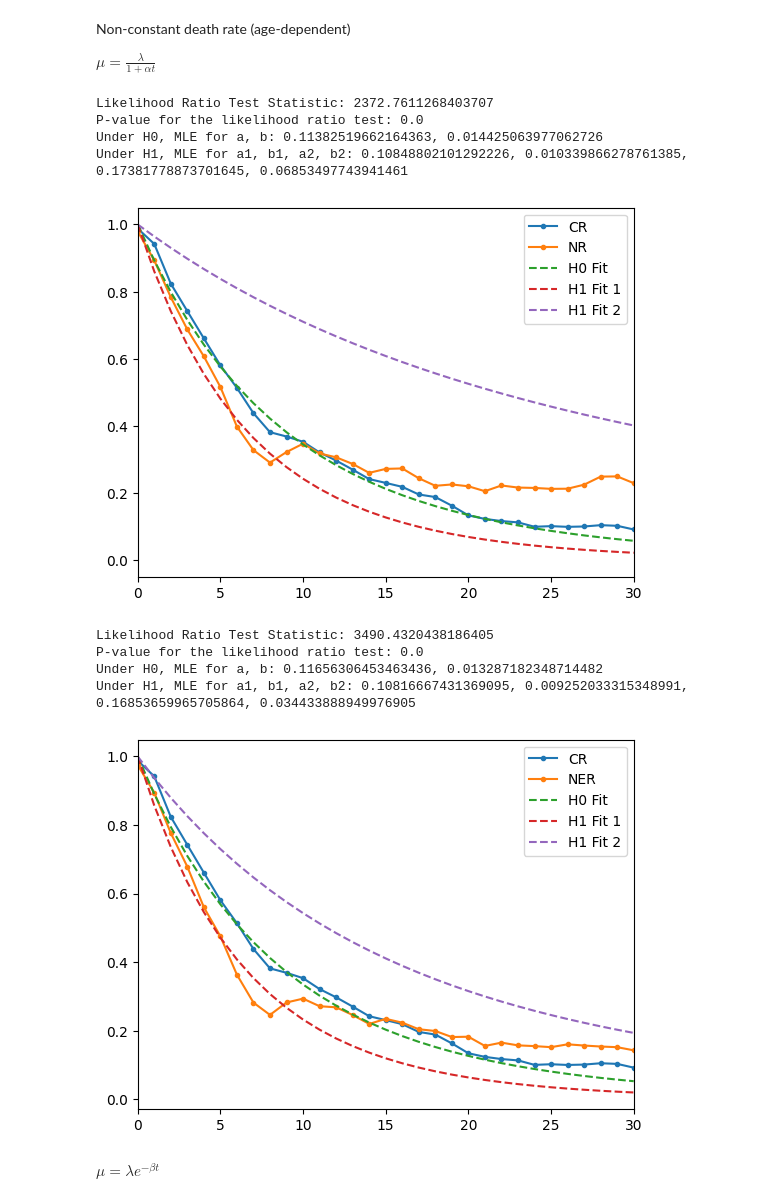
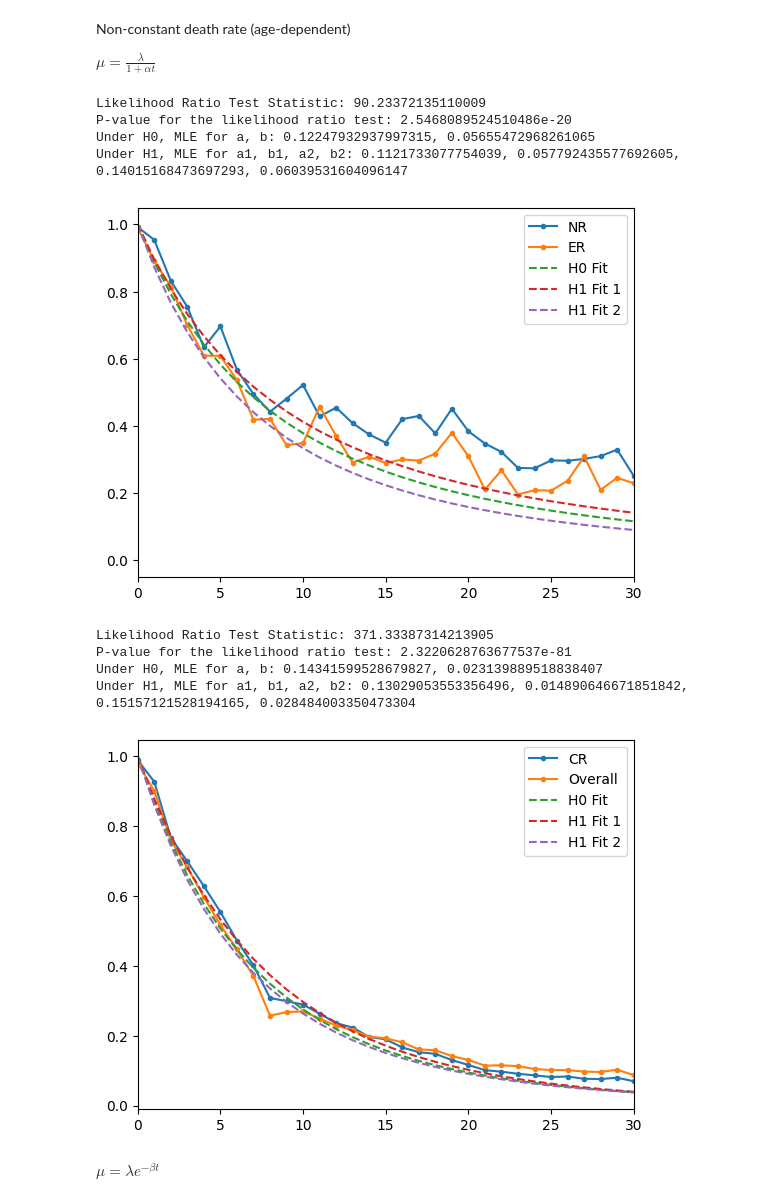
Before and after one commit to maxcyn/a-star, a Jupyter notebook: survival_fractions.ipynb, the cells around one changed output. Drawn from its saved outputs; the diff is of its cells as text; code cells hidden in the pictures.

```diff
--- a/survival_fractions.ipynb
+++ b/survival_fractions.ipynb
@@ -111,7 +112,7 @@ def log_likelihood(mu, alive_counts, dead_counts):
     phi = 1 - mu # Say phi is the survival probability (i.e. phi = 1 - mu)
     log_p = 0
     for i in range(1, len(alive_counts)):
-        log_p += dead_counts[i]*(np.log(1-pow(phi, i))) + alive_counts[i] * i * np.log(phi)
+        log_p += dead_counts[i]*(np.log(1-pow(phi, i))) + alive_counts[i] * i * np.log(phi) + math.log(math.comb(alive_counts[i] + dead_counts[i], dead_counts[i]))
     return log_p
 
 def neg_log_likelihood(params, alive_counts1, dead_counts1, alive_counts2, dead_counts2):
@@ -530,8 +503,11 @@ R²: 0.9339085469997852
 # %%
-df_a = filter_dataframe('Region', 'NR')
-plot_log_survival_fractions(df_a, label='NR')
+region = 'NR'
+df_a = filter_dataframe('Region', region, category2='Sector', filter2='G')
+plot_log_survival_fractions(df_a, label=region)
 plt.xlim(0, 30) # since survival fractions are approximately monotonic only to about age 30
 plt.title('Log Survival Fractions')
 plt.legend()
 plt.show()
+
+# Seems like F is more linear?
 # %% [output]
@@ -547,7 +523,7 @@ def log_likelihood_power(params, alive_counts, dead_counts):
     a, b = params
     for i in range(1, len(alive_counts)):
         phi = 1 - a/(1+b*i) # Say phi is the survival probability (i.e. phi = 1 - mu)
-        log_p += dead_counts[i]*(np.log(1-pow(phi, i))) + alive_counts[i] * i * np.log(phi)
+        log_p += dead_counts[i]*(np.log(1-pow(phi, i))) + alive_counts[i] * i * np.log(phi) + math.log(math.comb(alive_counts[i] + dead_counts[i], dead_counts[i]))
     return log_p
 
 # Function to perform the likelihood ratio test
@@ -613,7 +589,7 @@ def likelihood_ratio_test_power(df_a, df_b, *, initial=[0.1,0.01,0.1,0.01]):
                  log_likelihood_power(params, alive_counts_2, dead_counts_2))
     result_h0 = minimize(neg_ll_h0, x0=[0.1,0.01], bounds=[(1e-4, 1), (1e-4, 10)])
     a_mle, b_mle = result_h0.x
-    ll_h0 = -result_h0.fun
+    ll_h0 = -neg_ll_h0([a_mle, b_mle])
 
    # H1: a, b are different for each group
     def neg_log_likelihood(params):
@@ -627,7 +603,7 @@ def likelihood_ratio_test_power(df_a, df_b, *, initial=[0.1,0.01,0.1,0.01]):
         bounds=[(1e-4, 1), (1e-4, 10), (1e-4, 1), (1e-4, 10)]
     )
     a1_mle, b1_mle, a2_mle, b2_mle = result_h1.x
-    ll_h1 = -result_h1.fun
+    ll_h1 = -neg_log_likelihood([a1_mle, b1_mle, a2_mle, b2_mle])
 
     # Calculate the likelihood ratio test statistic
     lrt_statistic = 2 * (ll_h1 - ll_h0)
@@ -637,59 +613,63 @@ def likelihood_ratio_test_power(df_a, df_b, *, initial=[0.1,0.01,0.1,0.01]):
 
     return lrt_statistic, p_value, [a_mle, b_mle, a1_mle, b1_mle, a2_mle, b2_mle]
 # %%
-df_a = filter_dataframe('Region', 'CR')
-df_b = filter_dataframe('Region', 'NR')
+df_a = filter_dataframe('Region', 'NR', category2='Sector', filter2='C')
+df_b = filter_dataframe('Region', 'ER', category2='Sector', filter2='C')
 
 # Perform likelihood ratio test
-lrt_statistic, p_value, params = likelihood_ratio_test_power(df_a, df_b)
+lrt_statistic, p_value, params = likelihood_ratio_test_power(df_a, df_b, initial=[0.1, 0.014, 0.009, 0.06])
 print(f'Likelihood Ratio Test Statistic: {lrt_statistic}')
 print(f'P-value for the likelihood ratio test: {p_value}')
 print(f'Under H0, MLE for a, b: {params[0]}, {params[1]}')  # Under H0
 print(f'Under H1, MLE for a1, b1, a2, b2: {params[2]}, {params[3]}, {params[4]}, {params[5]}')  # Under H1
 
 # Plot survival fractions against age
-plot_survival_fractions(df_a, label='CR')
-plot_survival_fractions(df_b, label='NR')
+plot_survival_fractions(df_a, label='NR')
+plot_survival_fractions(df_b, label='ER')
 ages = np.arange(0, 31, 1)
 plt.plot(ages, (1+params[1]*ages)**(-params[0]/params[1]), linestyle='--', label='H0 Fit')
-plt.plot(ages, (1+params[1]*ages)**(-params[2]/params[3]), linestyle='--', label='H1 Fit 1')
-plt.plot(ages, (1+params[1]*ages)**(-params[4]/params[5]), linestyle='--', label='H1 Fit 2')
+plt.plot(ages, (1+params[3]*ages)**(-params[2]/params[3]), linestyle='--', label='H1 Fit 1')
+plt.plot(ages, (1+params[5]*ages)**(-params[4]/params[5]), linestyle='--', label='H1 Fit 2')
 plt.xlim(0, 30)
 plt.legend()
 plt.show()
+
+a1_power = params[2]
+b1_power = params[3]
 # %% [output]
-Likelihood Ratio Test Statistic: 2372.7611268403707
-P-value for the likelihood ratio test: 0.0
-Under H0, MLE for a, b: 0.11382519662164363, 0.014425063977062726
-Under H1, MLE for a1, b1, a2, b2: 0.10848802101292226, 0.010339866278761385, 0.17381778873701645, 0.06853497743941461
+Likelihood Ratio Test Statistic: 90.23372135110009
+P-value for the likelihood ratio test: 2.5468089524510486e-20
+Under H0, MLE for a, b: 0.12247932937997315, 0.05655472968261065
+Under H1, MLE for a1, b1, a2, b2: 0.1121733077754039, 0.057792435577692605, 0.14015168473697293, 0.06039531604096147
-[figure, old version]
+[figure, new version]
 # %%
-df_a = filter_dataframe('Region', 'CR')
-df_b = filter_dataframe('Region', 'NER')
+df_a = filter_dataframe('Region', 'CR', category2='Sector', filter2='G')
+df_b = filter_dataframe('Sector', 'G')
+#df_b = filter_dataframe('Region', 'NER', category2='Sector', filter2='G')
 
 # Perform likelihood ratio test
 lrt_statistic, p_value, params = likelihood_ratio_test_power(df_a, df_b, initial=[0.1, 0.15, 0.18, 0.06])
 print(f'Likelihood Ratio Test Statistic: {lrt_statistic}')
 print(f'P-value for the likelihood ratio test: {p_value}')
 print(f'Under H0, MLE for a, b: {params[0]}, {params[1]}')  # Under H0
 print(f'Under H1, MLE for a1, b1, a2, b2: {params[2]}, {params[3]}, {params[4]}, {params[5]}')  # Under H1
 
 # Plot survival fractions against age
 plot_survival_fractions(df_a, label='CR')
-plot_survival_fractions(df_b, label='NER')
+plot_survival_fractions(df_b, label='Overall')
 ages = np.arange(0, 31, 1)
 plt.plot(ages, (1+params[1]*ages)**(-params[0]/params[1]), linestyle='--', label='H0 Fit')
-plt.plot(ages, (1+params[1]*ages)**(-params[2]/params[3]), linestyle='--', label='H1 Fit 1')
-plt.plot(ages, (1+params[1]*ages)**(-params[4]/params[5]), linestyle='--', label='H1 Fit 2')
+plt.plot(ages, (1+params[3]*ages)**(-params[2]/params[3]), linestyle='--', label='H1 Fit 1')
+plt.plot(ages, (1+params[5]*ages)**(-params[4]/params[5]), linestyle='--', label='H1 Fit 2')
 plt.xlim(0, 30)
 plt.legend()
 plt.show()
 # %% [output]
-Likelihood Ratio Test Statistic: 3490.4320438186405
-P-value for the likelihood ratio test: 0.0
-Under H0, MLE for a, b: 0.11656306453463436, 0.013287182348714482
-Under H1, MLE for a1, b1, a2, b2: 0.10816667431369095, 0.009252033315348991, 0.16853659965705864, 0.034433888949976905
+Likelihood Ratio Test Statistic: 371.33387314213905
+P-value for the likelihood ratio test: 2.3220628763677537e-81
+Under H0, MLE for a, b: 0.14341599528679827, 0.023139889518838407
+Under H1, MLE for a1, b1, a2, b2: 0.13029053553356496, 0.014890646671851842, 0.15157121528194165, 0.028484003350473304
-[figure, old version]
+[figure, new version]
 # %% [markdown]
 $\mu = \lambda e^{-\beta t}$
 # %%
```
Also changed, not shown: parts of 11 cells of this notebook.
